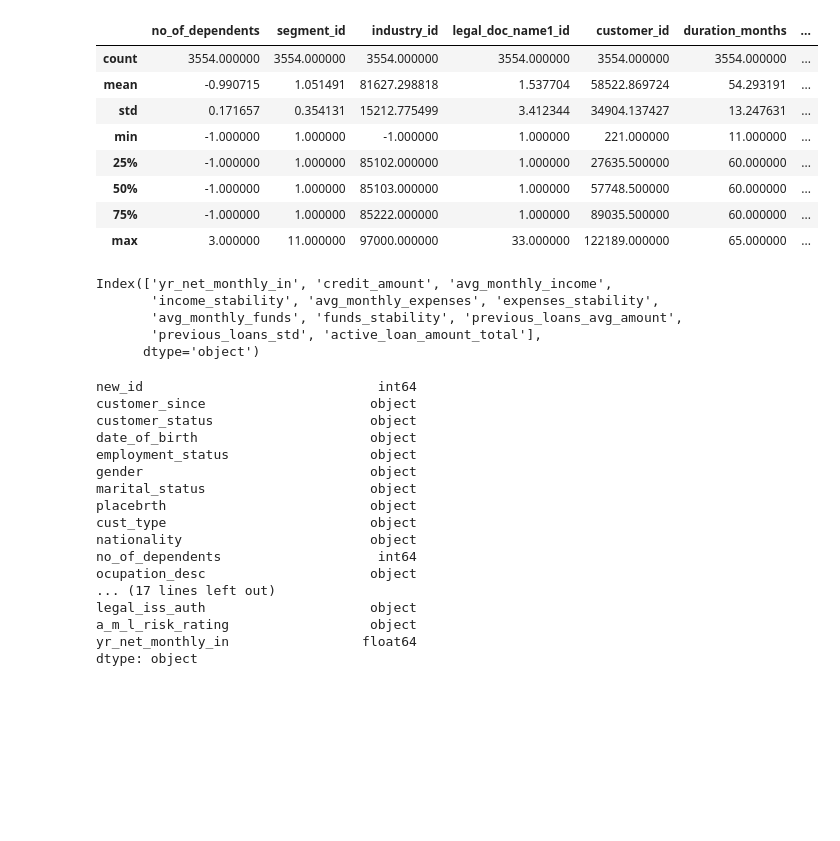
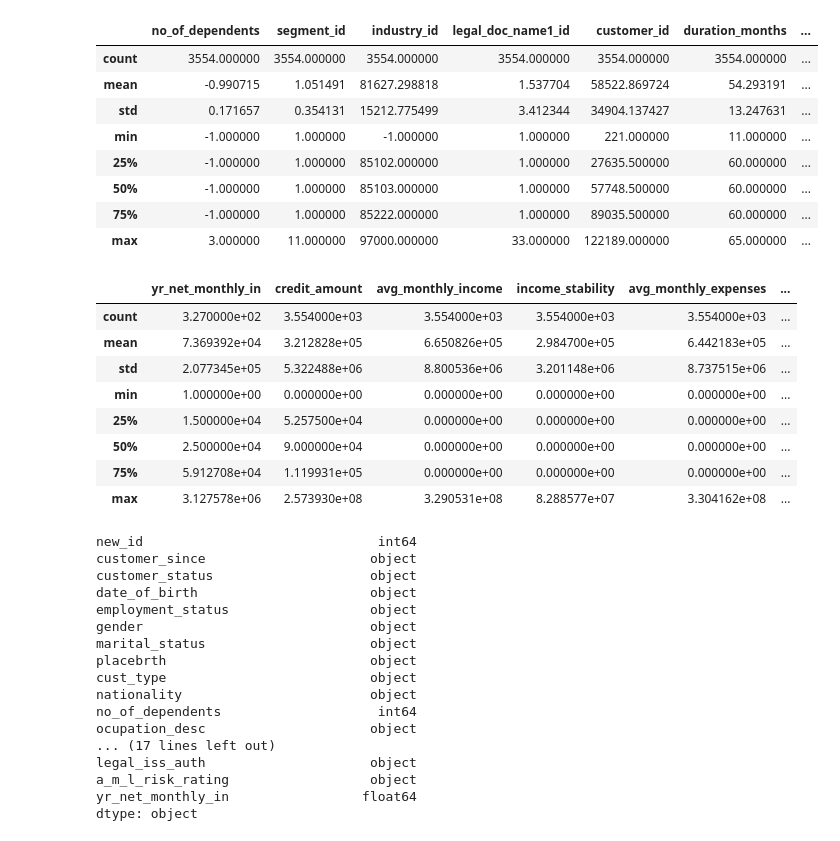
Before and after one commit to vilmanorja/MLOps_project, a Jupyter notebook: notebooks/expectations_cleaned_data.ipynb, the cells around one changed output. Cells and saved outputs as stored; diff of their text form; code cells hidden in the pictures; blank space fills up the shorter version.

```diff
--- a/notebooks/expectations_cleaned_data.ipynb
+++ b/notebooks/expectations_cleaned_data.ipynb
@@ -86,13 +98,17 @@ df.select_dtypes('int64').describe()
 | 75% | -1.000000 | 1.000000 | 85222.000000 | 1.000000 | 89035.500000 | 60.000000 | ... |
 | max | 3.000000 | 11.000000 | 97000.000000 | 33.000000 | 122189.000000 | 65.000000 | ... |
 # %%
-df.select_dtypes('float64').columns
+df.select_dtypes('float64').describe()
 # %% [output]
-Index(['yr_net_monthly_in', 'credit_amount', 'avg_monthly_income',
-       'income_stability', 'avg_monthly_expenses', 'expenses_stability',
-       'avg_monthly_funds', 'funds_stability', 'previous_loans_avg_amount',
-       'previous_loans_std', 'active_loan_amount_total'],
-      dtype='object')
+|  | yr_net_monthly_in | credit_amount | avg_monthly_income | income_stability | avg_monthly_expenses | ... |
+| count | 3.270000e+02 | 3.554000e+03 | 3.554000e+03 | 3.554000e+03 | 3.554000e+03 | ... |
+| mean | 7.369392e+04 | 3.212828e+05 | 6.650826e+05 | 2.984700e+05 | 6.442183e+05 | ... |
+| std | 2.077345e+05 | 5.322488e+06 | 8.800536e+06 | 3.201148e+06 | 8.737515e+06 | ... |
+| min | 1.000000e+00 | 0.000000e+00 | 0.000000e+00 | 0.000000e+00 | 0.000000e+00 | ... |
+| 25% | 1.500000e+04 | 5.257500e+04 | 0.000000e+00 | 0.000000e+00 | 0.000000e+00 | ... |
+| 50% | 2.500000e+04 | 9.000000e+04 | 0.000000e+00 | 0.000000e+00 | 0.000000e+00 | ... |
+| 75% | 5.912708e+04 | 1.119931e+05 | 0.000000e+00 | 0.000000e+00 | 0.000000e+00 | ... |
+| max | 3.127578e+06 | 2.573930e+08 | 3.290531e+08 | 8.288577e+07 | 3.304162e+08 | ... |
 # %%
 for c in ['customer_since', 'date_of_birth', 'birth_in_corp_date']:
     df[c] = pd.to_datetime(df[c], format = "%Y-%m-%d", errors="coerce")
```
Also changed, not shown: parts of 5 cells of this notebook, 2 other files.
